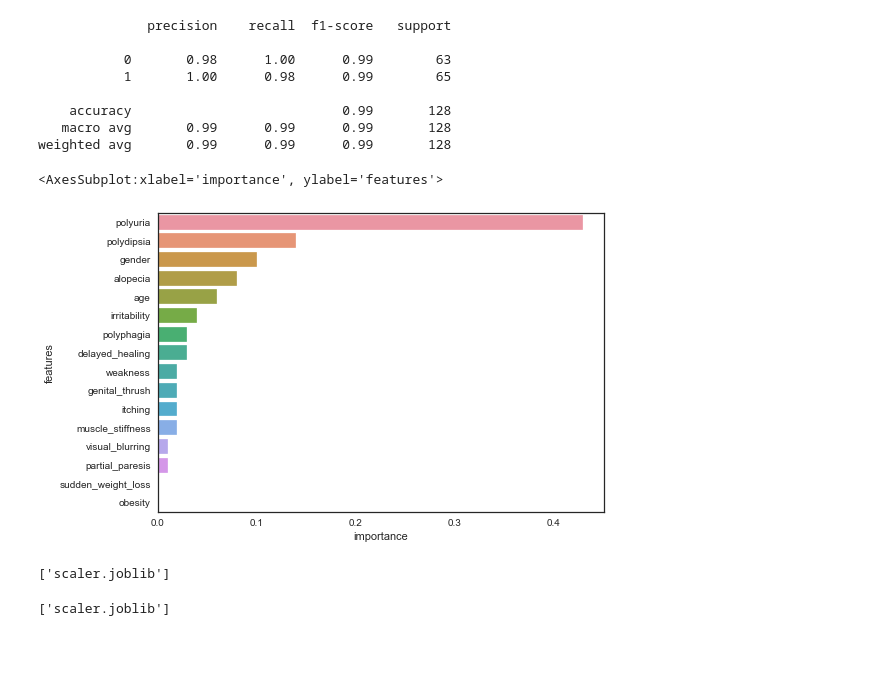
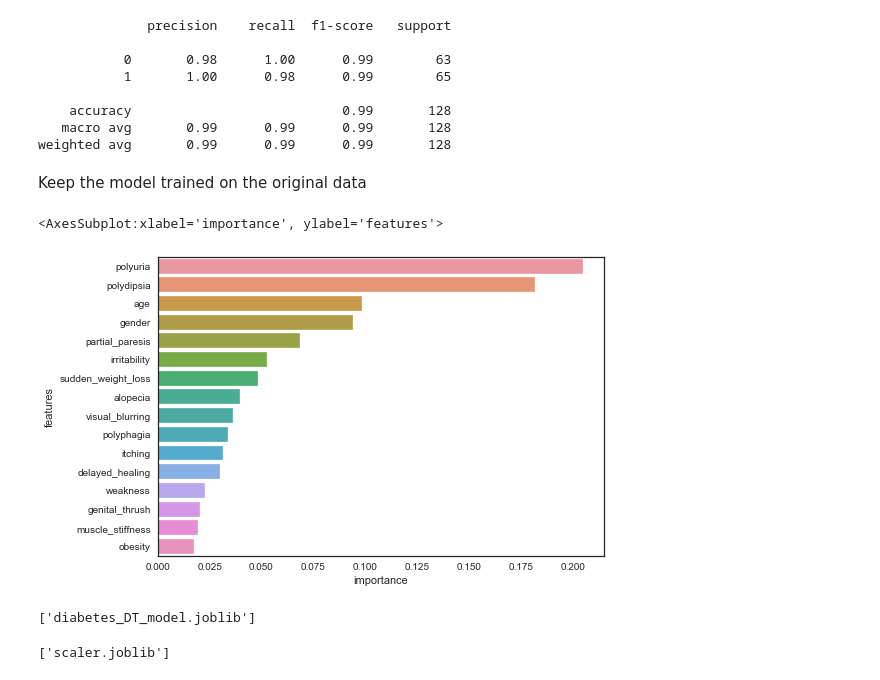
Before and after one commit to ghmigliorini/projects, a Jupyter notebook: diabetes/diabetes.ipynb, the cells around one changed output. Saved outputs shown, nothing was run; the diff lists cells and outputs as text; code cells hidden in the pictures; blank space fills up the shorter version.

```diff
--- a/diabetes/diabetes.ipynb
+++ b/diabetes/diabetes.ipynb
@@ -401,13 +400,14 @@ svm_params = {
 
 rf_params = {'n_estimators': [10, 50, 100],
              'criterion': ['gini', 'entropy'],
-             'max_depth': [30, 60, 90, 120],
-             'min_samples_leaf': [2, 5, 10],
-             'min_samples_split': [15, 20, 25]}
+             'max_depth': [None, 10, 30, 100],
+             'min_samples_leaf': [1, 3, 5],
+             'min_samples_split': [2, 5, 10]}
 
 dt_params = {
     'criterion': ['gini', 'entropy'],
     'max_depth': [None, 5, 10, 15],
+    'min_samples_leaf': [1, 3, 5],
     'min_samples_split': [2, 5, 10]
     }
 
@@ -416,35 +416,38 @@ gb_params = {
     'n_estimators': [100, 150, 200],
     'max_depth': [None, 1, 3, 5]
 }
+# %%
+# Create a KFold cross-validation object
+kf = KFold(n_splits=10, shuffle=True, random_state=42)
 # %%
 def classify(X_train, X_test, y_train, y_test, weight):
 
     # Logistic Regression Classifier
-    lr = GridSearchCV(LogisticRegression(class_weight=weight, random_state=0), param_grid=lr_params, cv=10)
+    lr = GridSearchCV(LogisticRegression(class_weight=weight, random_state=0), param_grid=lr_params, cv=kf)
     lr.fit(X_train, y_train)
     lr_score = accuracy_score(y_test, lr.predict(X_test))
     print(f"Logistic Regression Accuracy: {lr_score}")
 
     # Support Vector Machine Classifier
-    svm = GridSearchCV(SVC(class_weight=weight, random_state=0), param_grid=svm_params, cv=10)
+    svm = GridSearchCV(SVC(class_weight=weight, random_state=0), param_grid=svm_params, cv=kf)
     svm.fit(X_train, y_train)
     svm_score = accuracy_score(y_test, svm.predict(X_test))
     print(f"SVM Accuracy: {svm_score}")
 
     # Random Forest Classifier
-    rf = GridSearchCV(RandomForestClassifier(class_weight=weight, random_state=0), param_grid=rf_params, cv=10)
+    rf = GridSearchCV(RandomForestClassifier(class_weight=weight, random_state=0), param_grid=rf_params, cv=kf)
     rf.fit(X_train, y_train)
     rf_score = accuracy_score(y_test, rf.predict(X_test))
     print(f"Random Forest Accuracy: {rf_score}")
 
     # Decision Tree Classifier
-    dt = GridSearchCV(DecisionTreeClassifier(class_weight=weight, random_state=0), param_grid=dt_params, cv=10)
+    dt = GridSearchCV(DecisionTreeClassifier(class_weight=weight, random_state=0), param_grid=dt_params, cv=kf)
     dt.fit(X_train, y_train)
     dt_score = accuracy_score(y_test, dt.predict(X_test))
     print(f"Decision Tree Accuracy: {dt_score}")
 
     # Gradient Boosting Classifier
-    gb = GridSearchCV(GradientBoostingClassifier(random_state=0), param_grid=gb_params, cv=10)
+    gb = GridSearchCV(GradientBoostingClassifier(random_state=0), param_grid=gb_params, cv=kf)
     gb.fit(X_train, y_train)
     gb_score = accuracy_score(y_test, gb.predict(X_test))
     print(f"Gradient Boosting Accuracy: {gb_score}")
@@ -462,0 +468,2 @@ def classify(X_train, X_test, y_train, y_test, weight):
+# %%
+best_model_original = classify(X_train, X_test, y_train, y_test, weight=None)
@@ -542,5 +574,7 @@ print(classification_report(y_test_sm, pred_sm))
     accuracy                           0.99       128
    macro avg       0.99      0.99      0.99       128
 weighted avg       0.99      0.99      0.99       128
+# %% [markdown]
+Keep the model trained on the original data
 # %%
 ft_cols = ['age',
@@ -562,14 +596,14 @@ ft_cols = ['age',
 # %%
-imp = best_model_sm.feature_importances_
-df_imp = pd.DataFrame({'features': ft_cols, 'importance': imp.round(2)})
+imp = best_model_original.feature_importances_
+df_imp = pd.DataFrame({'features': ft_cols, 'importance': imp})
 df_imp.sort_values(by='importance', ascending=False)
 sns.barplot(x='importance', y='features', data=df_imp.sort_values(by='importance', ascending=False), orient='h')
 # %% [output]
 <AxesSubplot:xlabel='importance', ylabel='features'>
-[figure, old version]
+[figure, new version]
 # %%
 # save model and scaler
-joblib.dump(best_model_sm, 'diabetes_DT_model.joblib')
+joblib.dump(best_model_original, 'diabetes_DT_model.joblib')
 # %% [output]
-['scaler.joblib']
+['diabetes_DT_model.joblib']
 # %%
```
Also changed, not shown: parts of 21 cells of this notebook, 3 other files.
